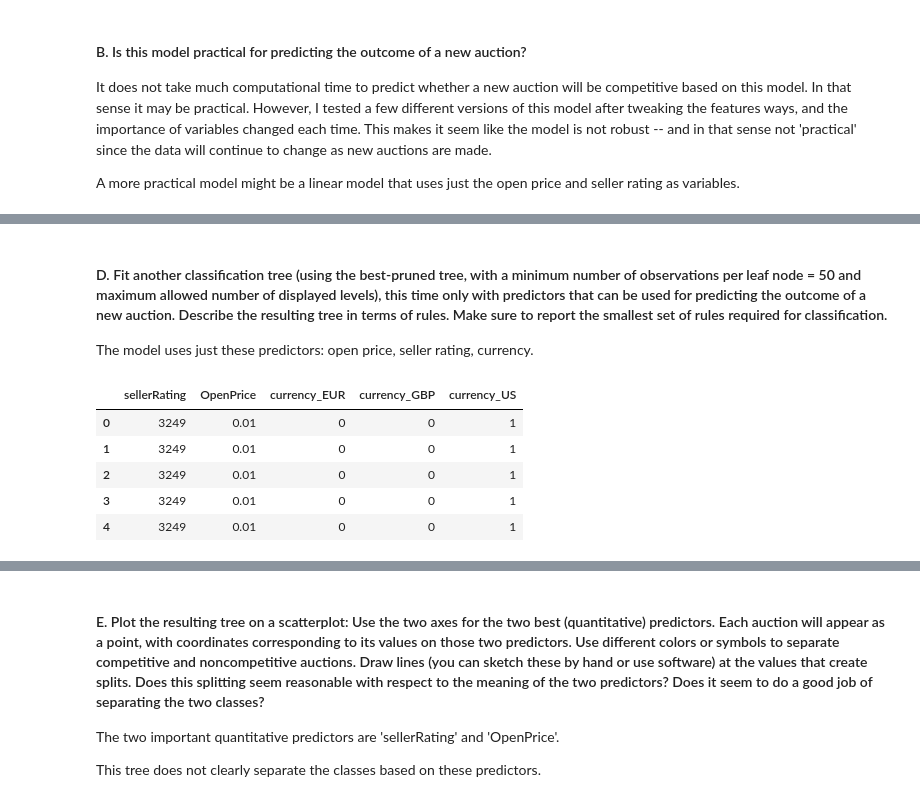
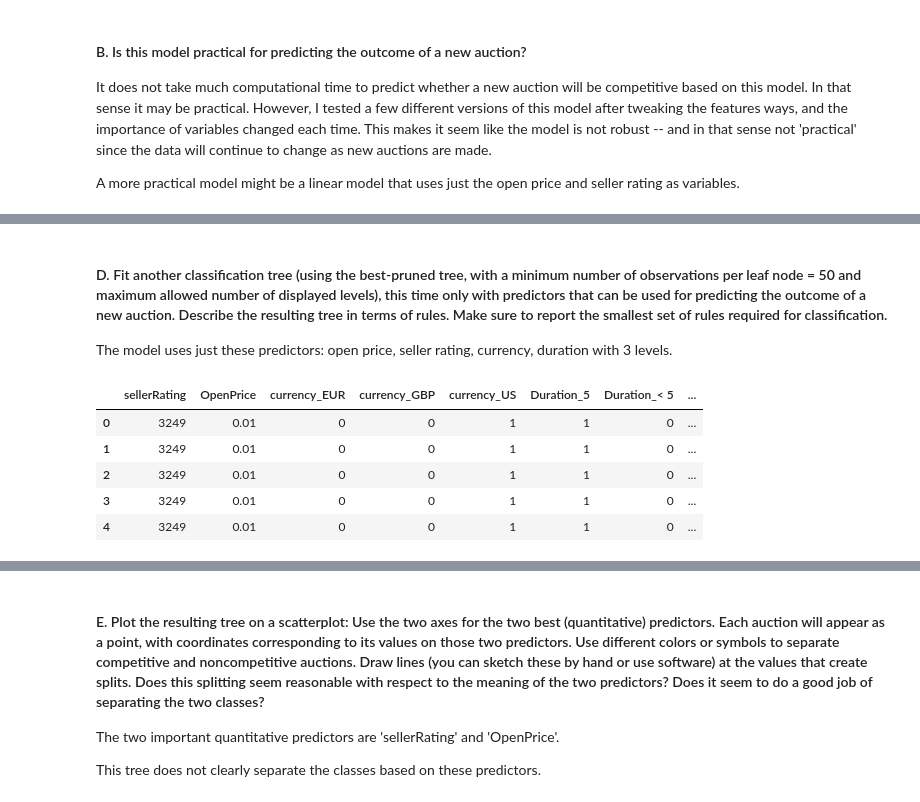
Before and after one commit to aberke/mit-stats-15.077, a Jupyter notebook: pset-6/pset6.ipynb, the cells around one changed output, grey strips where cells are left out. Cells and saved outputs as stored; diff of their text form; code cells hidden in the pictures.

```diff
--- a/pset-6/pset6.ipynb
+++ b/pset-6/pset6.ipynb
@@ -333,18 +333,18 @@ pd.DataFrame(data={'feature':X.columns,'importance':clf.feature_importances_})
 # %% [markdown]
 #### D. Fit another classification tree (using the best-pruned tree, with a minimum number of observations per leaf node = 50 and maximum allowed number of displayed levels), this time only with predictors that can be used for predicting the outcome of a new auction.  Describe the resulting tree in terms of rules.  Make sure to report the smallest set of rules required for  classification.
 
-The model uses just these predictors: open price, seller rating, currency.
+The model uses just these predictors: open price, seller rating, currency, duration with 3 levels.
 # %%
-X = pd.get_dummies(data=X1[['currency','sellerRating','OpenPrice']], columns=['currency'])
+X = pd.get_dummies(data=X1[['currency','sellerRating','OpenPrice','Duration']], columns=['currency','Duration'])
 X_train, X_test, y_train, y_test = train_test_split(X, y, test_size=0.4)
 X.head()
 # %% [output]
-|  | sellerRating | OpenPrice | currency_EUR | currency_GBP | currency_US |
-| 0 | 3249 | 0.01 | 0 | 0 | 1 |
-| 1 | 3249 | 0.01 | 0 | 0 | 1 |
-| 2 | 3249 | 0.01 | 0 | 0 | 1 |
-| 3 | 3249 | 0.01 | 0 | 0 | 1 |
-| 4 | 3249 | 0.01 | 0 | 0 | 1 |
+|  | sellerRating | OpenPrice | currency_EUR | currency_GBP | currency_US | Duration_5 | Duration_< 5 | ... |
+| 0 | 3249 | 0.01 | 0 | 0 | 1 | 1 | 0 | ... |
+| 1 | 3249 | 0.01 | 0 | 0 | 1 | 1 | 0 | ... |
+| 2 | 3249 | 0.01 | 0 | 0 | 1 | 1 | 0 | ... |
+| 3 | 3249 | 0.01 | 0 | 0 | 1 | 1 | 0 | ... |
+| 4 | 3249 | 0.01 | 0 | 0 | 1 | 1 | 0 | ... |
 # %%
 # 7 levels
 clf = DecisionTreeClassifier(
```
Also changed, not shown: parts of 6 cells of this notebook.
